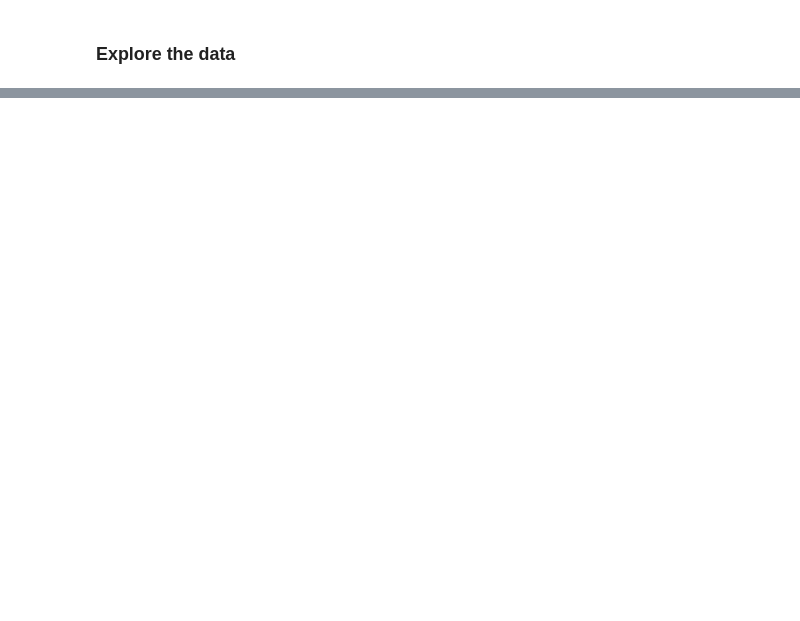
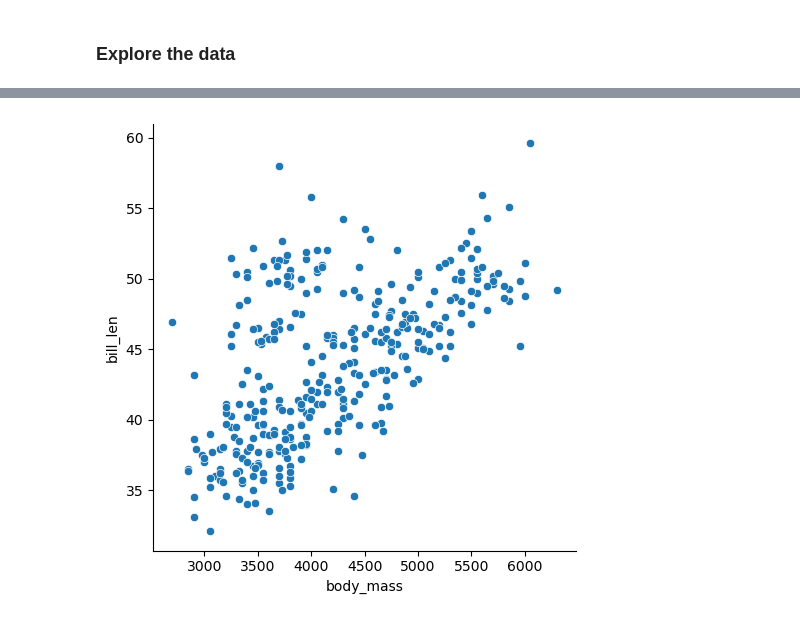
Before and after one commit to bing-codes/Graduate-Crash-Course, a Jupyter notebook: Day 4 Materials/answers_dayFour_python4Research.ipynb, the cells around one changed output, grey strips where cells are left out. Saved outputs shown, nothing was run; the diff lists cells and outputs as text; code cells hidden in the pictures; blank space fills up the shorter version.

```diff
--- a/Day 4 Materials/answers_dayFour_python4Research.ipynb
+++ b/Day 4 Materials/answers_dayFour_python4Research.ipynb
@@ -528,0 +173,4 @@ topic
+# %%
+peng = sns.relplot(data=df, x='body_mass', y='bill_len')
+# %% [output]
+[figure, added]
```
Also changed, not shown: parts of 117 cells of this notebook.
